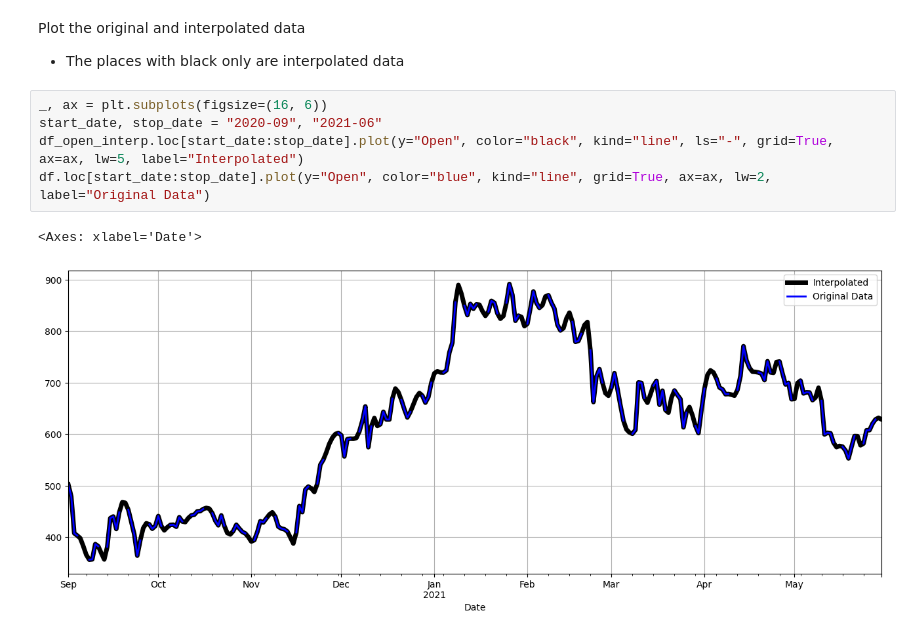
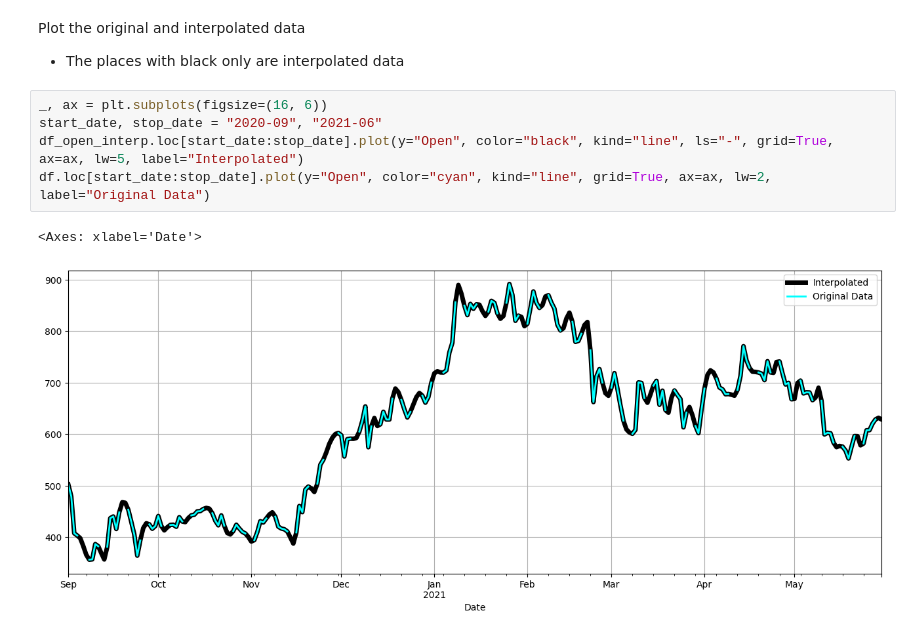
Before and after one commit to johnmarcovici/demo-notebooks, a Jupyter notebook: pandas_demos.ipynb, the cells around one changed output. Cells and saved outputs as stored; diff of their text form.

Commit message:
Plot update

```diff
--- a/pandas_demos.ipynb
+++ b/pandas_demos.ipynb
@@ -937,8 +937,8 @@ Plot the original and interpolated data
 # %%
 _, ax = plt.subplots(figsize=(16, 6))
 start_date, stop_date = "2020-09", "2021-06"
 df_open_interp.loc[start_date:stop_date].plot(y="Open", color="black", kind="line", ls="-", grid=True, ax=ax, lw=5, label="Interpolated")
-df.loc[start_date:stop_date].plot(y="Open", color="blue", kind="line", grid=True, ax=ax, lw=2, label="Original Data")
+df.loc[start_date:stop_date].plot(y="Open", color="cyan", kind="line", grid=True, ax=ax, lw=2, label="Original Data")
 # %% [output]
 <Axes: xlabel='Date'>
-[figure, old version]
+[figure, new version]
```
